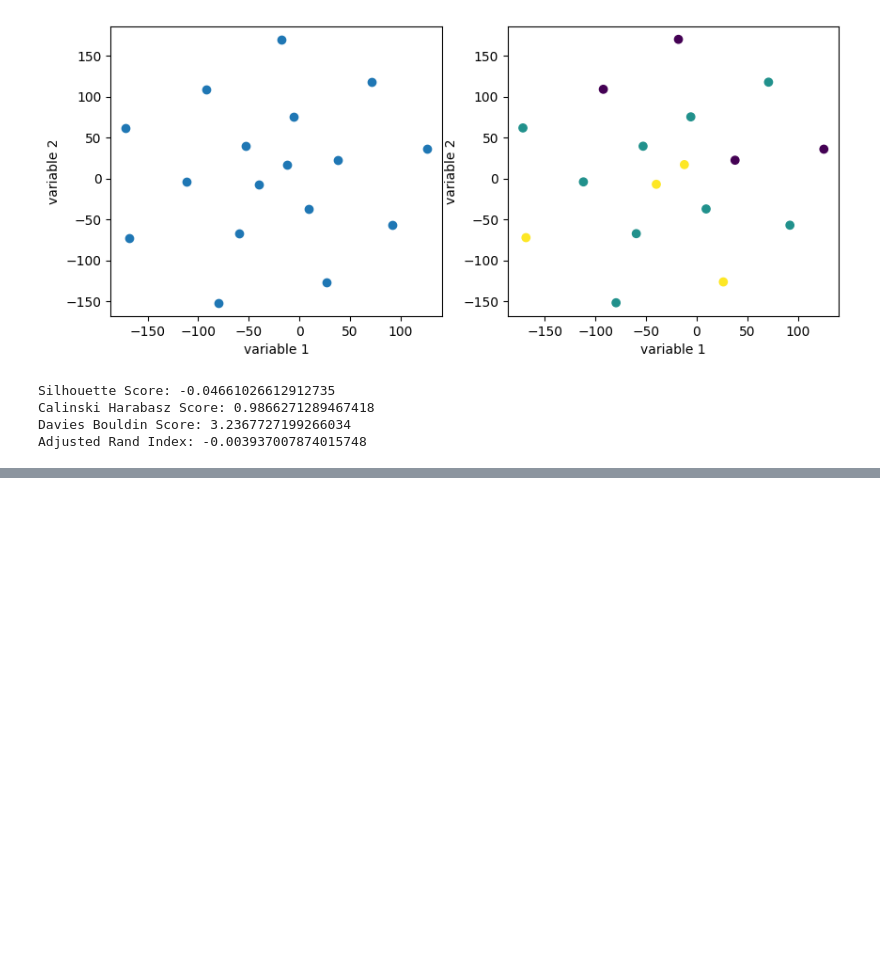
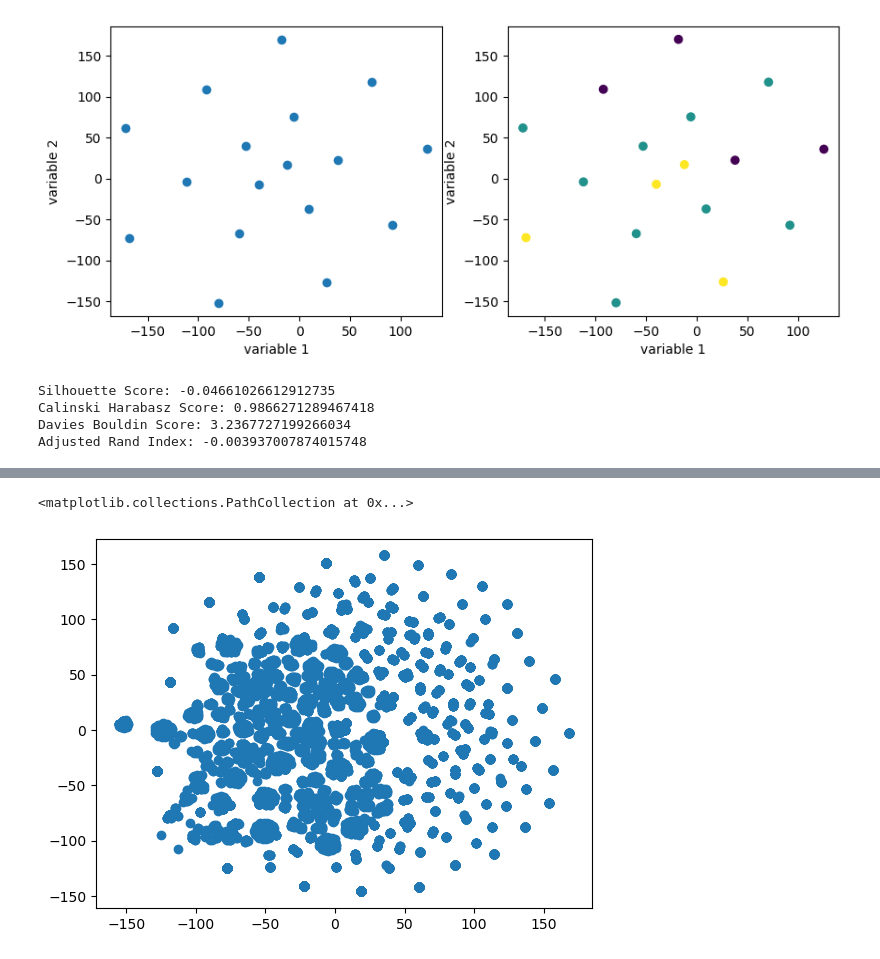
Before and after one commit to supperr-coder/CZ4032-Project2, a Jupyter notebook: Code/Clustering.ipynb, the cells around one changed output, grey strips where cells are left out. Cells and saved outputs as stored; diff of their text form; code cells hidden in the pictures; blank space fills up the shorter version.

```diff
--- a/Code/Clustering.ipynb
+++ b/Code/Clustering.ipynb
@@ -287,0 +495,5 @@ Adjusted Rand Index: -0.003937007874015748
+# %%
+te = TransactionEncoder()
+te_ary = te.fit(transactional_data_department).transform(transactional_data_department, sparse=True)
+sparse_df_department = pd.DataFrame.sparse.from_spmatrix(te_ary, columns=te.columns_, index=transactional_data_department.index)
+sparse_df_department.head()
@@ -287,0 +526,9 @@ Adjusted Rand Index: -0.003937007874015748
+# %%
+# Apply Apriori algorithm on sparse_df_aisle
+#frequent_itemsets_aisle = algorithm.apriori(sparse_df_aisle, min_support=0.001, use_colnames=True)
+# Random sample of 1000 rows
+algorithm = Apriori()
+sample = sparse_df_department.sample(n=10000, random_state=1)
+frequent_itemsets_aisle = algorithm.apriori(df=sample, use_colnames=True, verbose=1, count=False, min_support=0.2)
+# Print the frequent itemsets
+print(frequent_itemsets_aisle)
@@ -287,0 +553,9 @@ Adjusted Rand Index: -0.003937007874015748
+# %%
+# Convert frequent_itemsets_aisle into a DataFrame with frequent itemsets as features
+new_df = pd.DataFrame(index=sparse_df_department.columns)
+new_col = frequent_itemsets_aisle['itemsets'].tolist()
+new_df[new_col] = 1
+for itemset in tqdm(new_col):
+    for item in sparse_df_department.columns:
+        if item not in itemset:
+            new_df.at[item, itemset] = 0
@@ -287,0 +582,13 @@ Adjusted Rand Index: -0.003937007874015748
+# %%
+# Use frequent_itemsets on sparse_df_department
+new_df = pd.DataFrame(index=sample.index)
+new_col = frequent_itemsets_aisle['itemsets'].tolist()
+new_df[new_col] = 1
+for itemset in tqdm(new_col):
+    for i in sample.index:
+        for item in itemset:
+            if sample.loc[i][item] == 0:
+                new_df.at[i, itemset] = 0
+                break
+
+new_df.head()
@@ -287,0 +624,12 @@ Adjusted Rand Index: -0.003937007874015748
+# %%
+# Show the rows in a scatter plot
+from sklearn.manifold import TSNE
+
+X_embedded = TSNE(n_components=2, init='pca', perplexity=25).fit_transform(new_df)
+X_embedded = pd.DataFrame(X_embedded)
+X_embedded.shape
+
+plt.scatter(x=X_embedded.iloc[:, 0], y=X_embedded.iloc[:, 1], cmap='viridis')
+# %% [output]
+<matplotlib.collections.PathCollection at 0x...>
+[figure, added]
```
Also changed, not shown: parts of 66 cells of this notebook, 15 other files.
